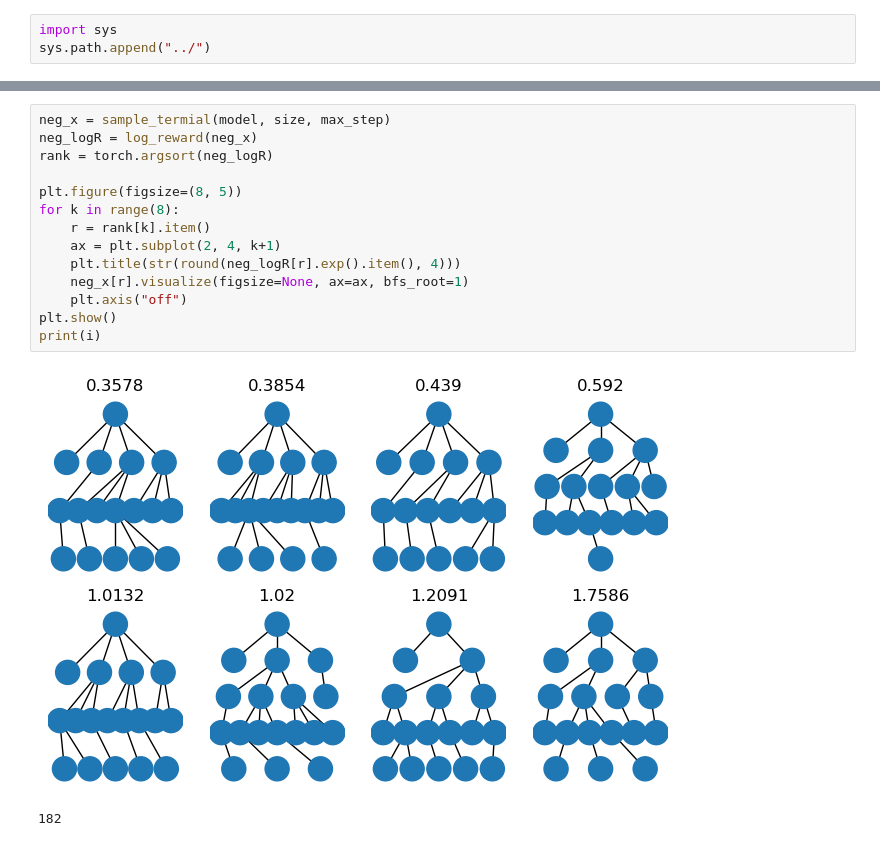
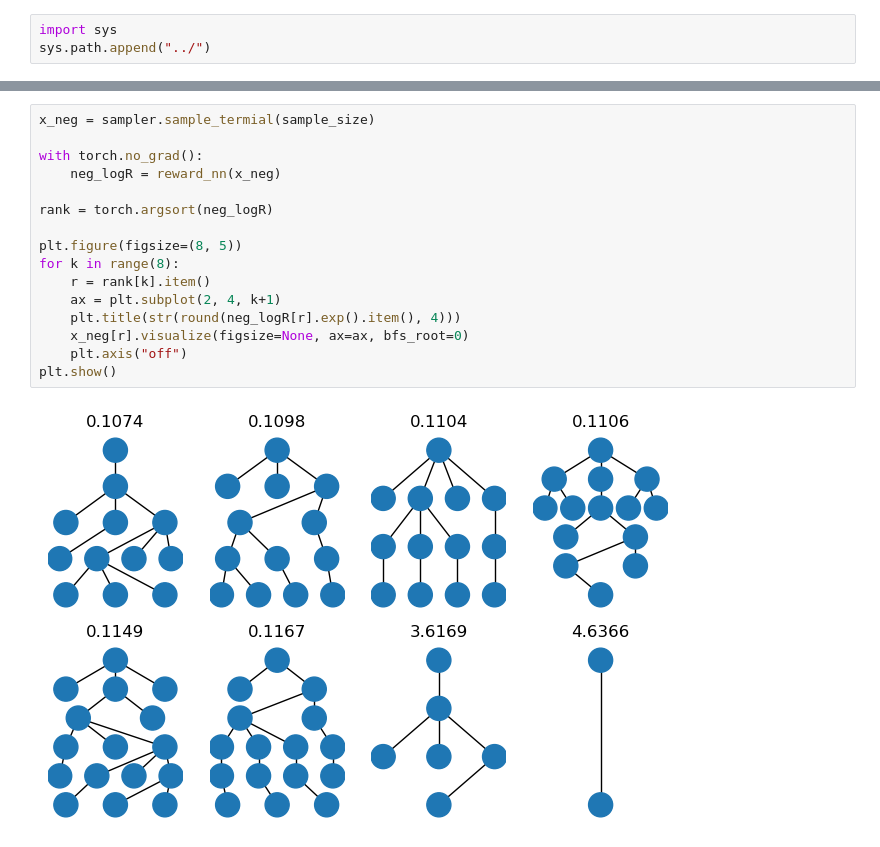
Before and after one commit to hohyun312/igfn, a Jupyter notebook: notebook/random_graph.ipynb, the cells around one changed output, grey strips where cells are left out. Cells and saved outputs as stored; diff of their text form.

```diff
--- a/notebook/random_graph.ipynb
+++ b/notebook/random_graph.ipynb
@@ -172,21 +104,22 @@ history = pd.DataFrame(losses)
 195
-# %%
-neg_x = sample_termial(model, size, max_step)
-neg_logR = log_reward(neg_x)
-rank = torch.argsort(neg_logR)
-
-plt.figure(figsize=(8, 5))
-for k in range(8):
-    r = rank[k].item()
-    ax = plt.subplot(2, 4, k+1)
-    plt.title(str(round(neg_logR[r].exp().item(), 4)))
-    neg_x[r].visualize(figsize=None, ax=ax, bfs_root=1)
-    plt.axis("off")
-plt.show()
-print(i)
-# %% [output]
-[figure, removed]
-182
+# %%
+x_neg = sampler.sample_termial(sample_size)
+
+with torch.no_grad():
+    neg_logR = reward_nn(x_neg)
+
+rank = torch.argsort(neg_logR)
+
+plt.figure(figsize=(8, 5))
+for k in range(8):
+    r = rank[k].item()
+    ax = plt.subplot(2, 4, k+1)
+    plt.title(str(round(neg_logR[r].exp().item(), 4)))
+    x_neg[r].visualize(figsize=None, ax=ax, bfs_root=0)
+    plt.axis("off")
+plt.show()
+# %% [output]
+[figure, added]
 # %%
 pos_logR = log_reward(pos_x)
 rank = torch.argsort(pos_logR)
```
Also changed, not shown: parts of 9 cells of this notebook, 7 other files.
